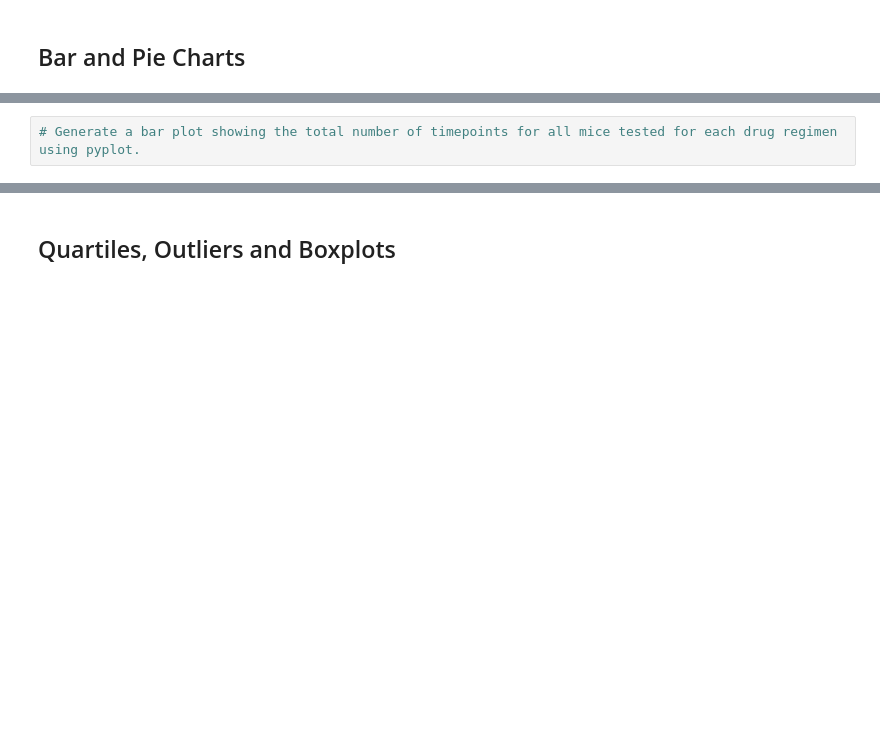
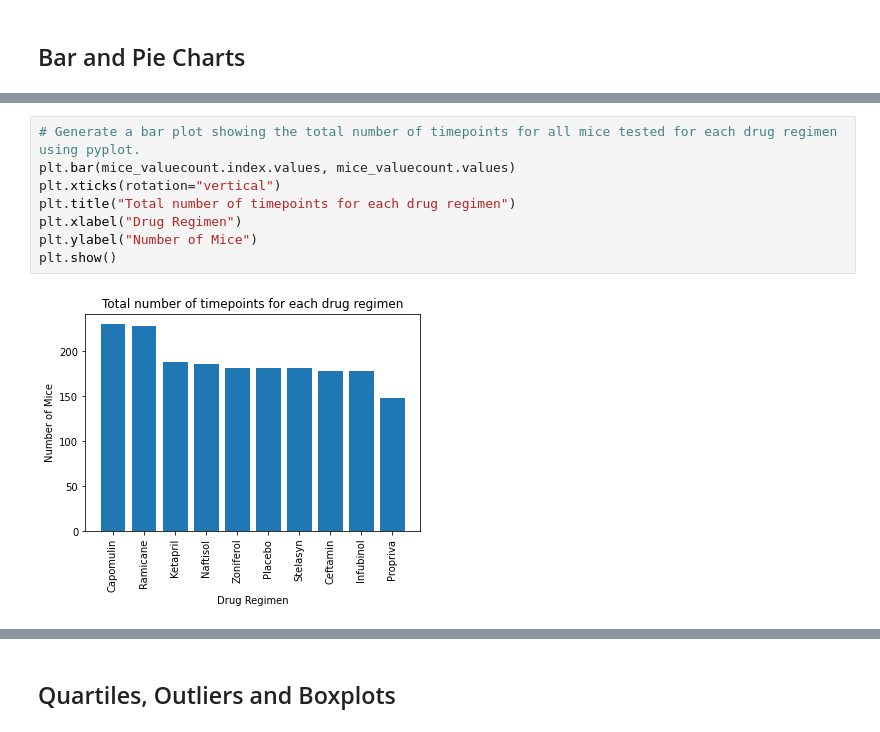
Before and after one commit to FrankMS3/Matplotlib-challenge, a Jupyter notebook: Starter_Code/Instructions/Pymaceuticals/pymaceuticals_starter.ipynb, the cells around one changed output, grey strips where cells are left out. Saved outputs shown, nothing was run; the diff lists cells and outputs as text; blank space fills up the shorter version.

```diff
--- a/Starter_Code/Instructions/Pymaceuticals/pymaceuticals_starter.ipynb
+++ b/Starter_Code/Instructions/Pymaceuticals/pymaceuticals_starter.ipynb
@@ -64,4 +161,12 @@ data_complete_df["Mouse ID"].nunique()
 # %%
 # Generate a bar plot showing the total number of timepoints for all mice tested for each drug regimen using pyplot.
+plt.bar(mice_valuecount.index.values, mice_valuecount.values)
+plt.xticks(rotation="vertical")
+plt.title("Total number of timepoints for each drug regimen")
+plt.xlabel("Drug Regimen")
+plt.ylabel("Number of Mice")
+plt.show()
+# %% [output]
+[figure, added]
 # %%
 # Generate a pie plot showing the distribution of female versus male mice using Pandas
```
Also changed, not shown: parts of 25 cells of this notebook.
